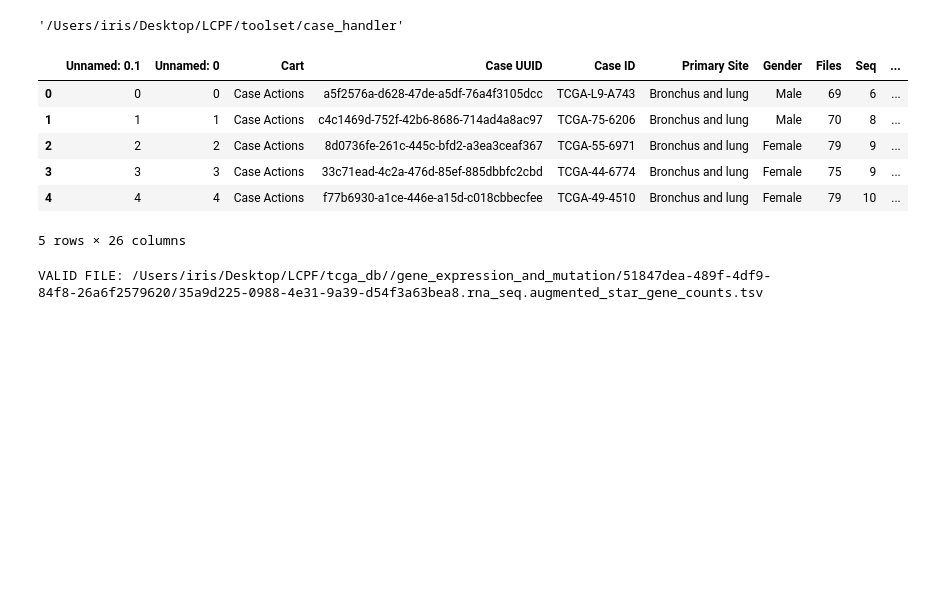
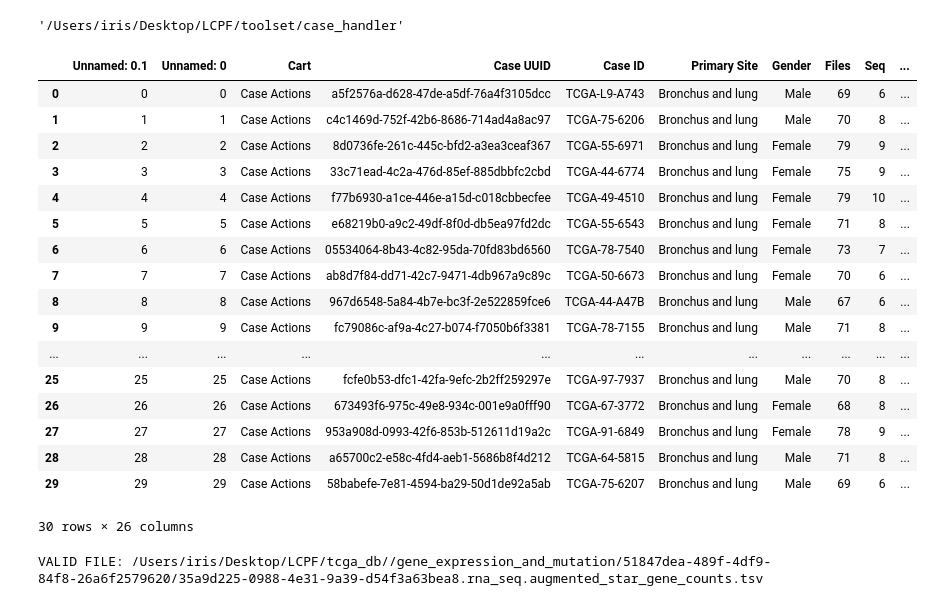
Before and after one commit to 19990314/lung_cancer_principle_factors, a Jupyter notebook: toolset/case_handler/model_1.ipynb, the cells around one changed output. Drawn from its saved outputs; the diff is of its cells as text; code cells hidden in the pictures; blank space fills up the shorter version.

```diff
--- a/toolset/case_handler/model_1.ipynb
+++ b/toolset/case_handler/model_1.ipynb
@@ -8,17 +14,27 @@ os.getcwd()
 '/Users/iris/Desktop/LCPF/toolset/case_handler'
 # %%
 # read table: one patient per row
-expression_root_dir = tcga_path + "/gene_expression_and_mutation/"
 assmbled_info = get_assembled_table()
-assmbled_info.head()
+assmbled_info.head(30)
 # %% [output]
 |  | Unnamed: 0.1 | Unnamed: 0 | Cart | Case UUID | Case ID | Primary Site | Gender | Files | Seq | ... |
 | 0 | 0 | 0 | Case Actions | a5f2576a-d628-47de-a5df-76a4f3105dcc | TCGA-L9-A743 | Bronchus and lung | Male | 69 | 6 | ... |
 | 1 | 1 | 1 | Case Actions | c4c1469d-752f-42b6-8686-714ad4a8ac97 | TCGA-75-6206 | Bronchus and lung | Male | 70 | 8 | ... |
 | 2 | 2 | 2 | Case Actions | 8d0736fe-261c-445c-bfd2-a3ea3ceaf367 | TCGA-55-6971 | Bronchus and lung | Female | 79 | 9 | ... |
 | 3 | 3 | 3 | Case Actions | 33c71ead-4c2a-476d-85ef-885dbbfc2cbd | TCGA-44-6774 | Bronchus and lung | Female | 75 | 9 | ... |
 | 4 | 4 | 4 | Case Actions | f77b6930-a1ce-446e-a15d-c018cbbecfee | TCGA-49-4510 | Bronchus and lung | Female | 79 | 10 | ... |
+| 5 | 5 | 5 | Case Actions | e68219b0-a9c2-49df-8f0d-db5ea97fd2dc | TCGA-55-6543 | Bronchus and lung | Female | 71 | 8 | ... |
+| 6 | 6 | 6 | Case Actions | 05534064-8b43-4c82-95da-70fd83bd6560 | TCGA-78-7540 | Bronchus and lung | Female | 73 | 7 | ... |
+| 7 | 7 | 7 | Case Actions | ab8d7f84-dd71-42c7-9471-4db967a9c89c | TCGA-50-6673 | Bronchus and lung | Female | 70 | 6 | ... |
+| 8 | 8 | 8 | Case Actions | 967d6548-5a84-4b7e-bc3f-2e522859fce6 | TCGA-44-A47B | Bronchus and lung | Male | 67 | 6 | ... |
+| 9 | 9 | 9 | Case Actions | fc79086c-af9a-4c27-b074-f7050b6f3381 | TCGA-78-7155 | Bronchus and lung | Male | 71 | 8 | ... |
+| ... | ... | ... | ... | ... | ... | ... | ... | ... | ... | ... |
+| 25 | 25 | 25 | Case Actions | fcfe0b53-dfc1-42fa-9efc-2b2ff259297e | TCGA-97-7937 | Bronchus and lung | Male | 70 | 8 | ... |
+| 26 | 26 | 26 | Case Actions | 673493f6-975c-49e8-934c-001e9a0fff90 | TCGA-67-3772 | Bronchus and lung | Female | 68 | 8 | ... |
+| 27 | 27 | 27 | Case Actions | 953a908d-0993-42f6-853b-512611d19a2c | TCGA-91-6849 | Bronchus and lung | Female | 78 | 9 | ... |
+| 28 | 28 | 28 | Case Actions | a65700c2-e58c-4fd4-aeb1-5686b8f4d212 | TCGA-64-5815 | Bronchus and lung | Male | 71 | 8 | ... |
+| 29 | 29 | 29 | Case Actions | 58babefe-7e81-4594-ba29-50d1de92a5ab | TCGA-75-6207 | Bronchus and lung | Male | 69 | 6 | ... |
-5 rows × 26 columns
+30 rows × 26 columns
 # %%
 def encode_expression(exp_dir):
     # read expression data
```
Also changed, not shown: parts of 3 cells of this notebook, 4 other files.
